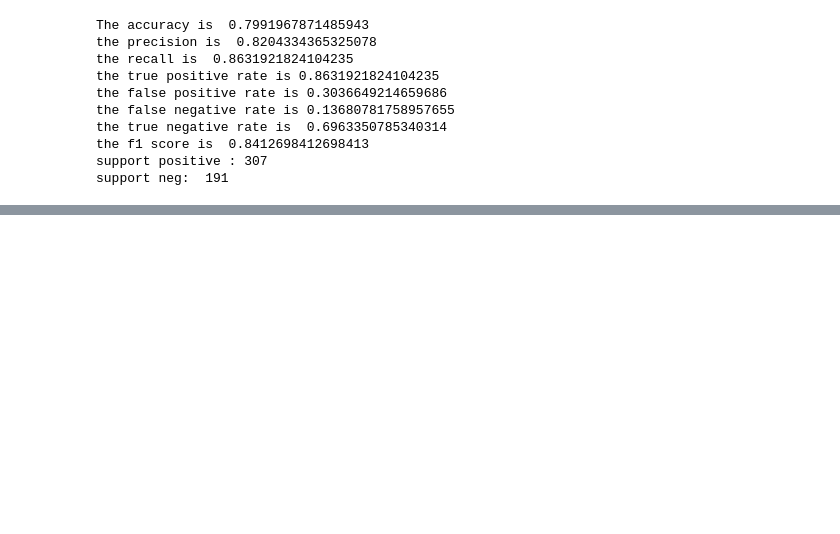
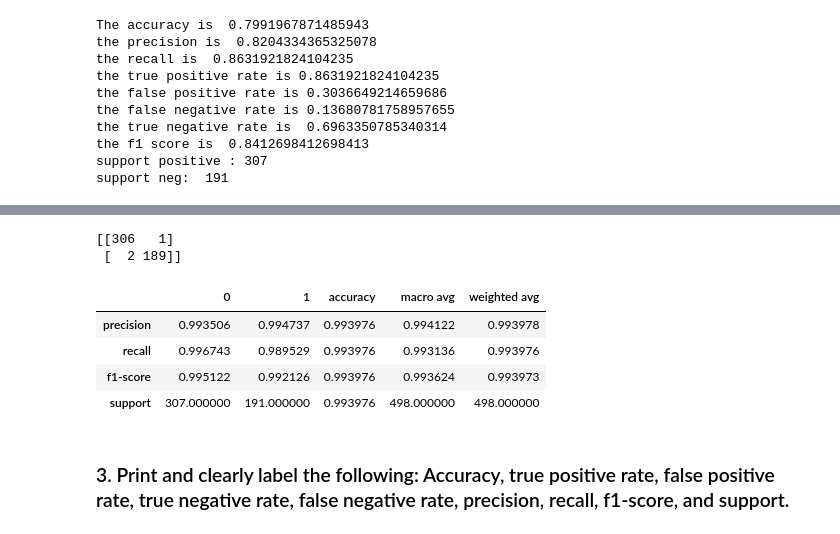
Before and after one commit to codyclonts/classification_exercises, a Jupyter notebook: model.ipynb, the cells around one changed output, grey strips where cells are left out. Drawn from its saved outputs; the diff is of its cells as text; code cells hidden in the pictures; blank space fills up the shorter version.

```diff
--- a/model.ipynb
+++ b/model.ipynb
@@ -274,0 +331,16 @@ df
+# %%
+print(confusion_matrix(y_train, y_pred))
+# %% [output]
+[[306   1]
+ [  2 189]]
+# %%
+report = (classification_report(y_train, y_pred, output_dict = True))
+pd.DataFrame(report)
+# %% [output]
+|  | 0 | 1 | accuracy | macro avg | weighted avg |
+| precision | 0.993506 | 0.994737 | 0.993976 | 0.994122 | 0.993978 |
+| recall | 0.996743 | 0.989529 | 0.993976 | 0.993136 | 0.993976 |
+| f1-score | 0.995122 | 0.992126 | 0.993976 | 0.993624 | 0.993973 |
+| support | 307.000000 | 191.000000 | 0.993976 | 498.000000 | 498.000000 |
+# %% [markdown]
+### 3. Print and clearly label the following: Accuracy, true positive rate, false positive rate, true negative rate, false negative rate, precision, recall, f1-score, and support.
```
Also changed, not shown: parts of 59 cells of this notebook.
